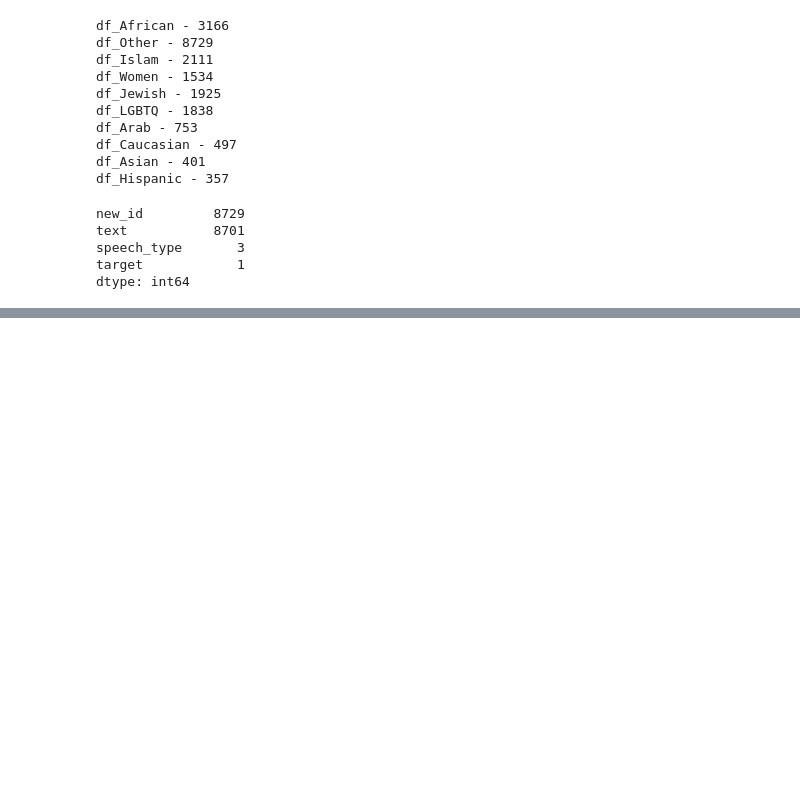
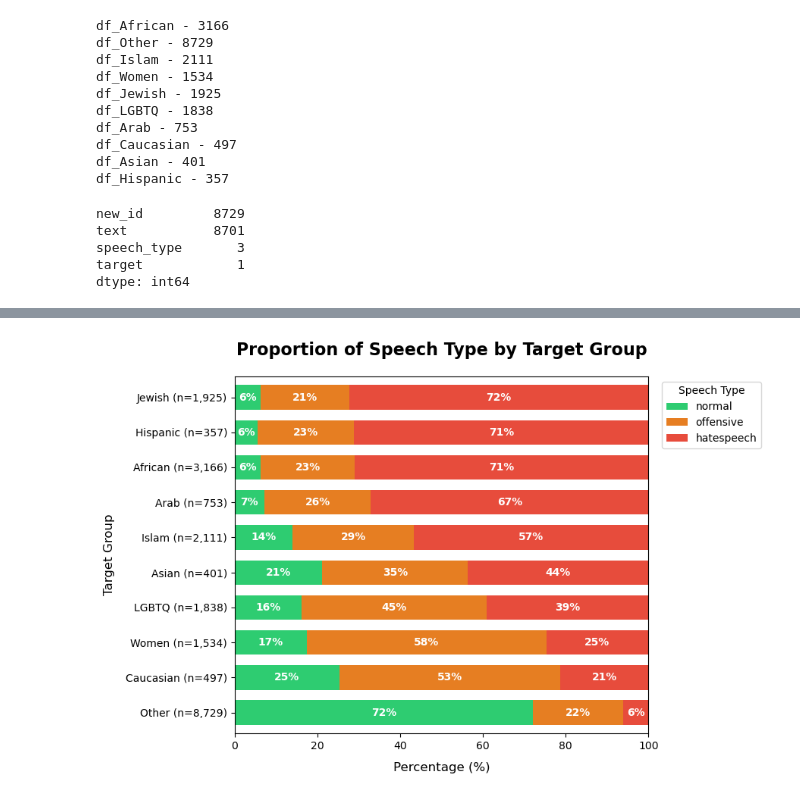
Before and after one commit to arielktran/HateSpeech, a Jupyter notebook: CSS206_project1_Ariel.ipynb, the cells around one changed output, grey strips where cells are left out. Drawn from its saved outputs; the diff is of its cells as text; code cells hidden in the pictures; blank space fills up the shorter version.

```diff
--- a/CSS206_project1_Ariel.ipynb
+++ b/CSS206_project1_Ariel.ipynb
@@ -708,0 +721,64 @@ for df, my_target in zip(list_df_target, list_target):
+# %%
+# gemini code
+
+df = df_toptargets
+
+# 3. Create cross-tabulation table of targets vs speech types
+ct = pd.crosstab(df['target'], df['speech_type'])
+
+# Reorder columns logically: normal -> offensive -> hatespeech
+speech_order = ['normal', 'offensive', 'hatespeech']
+ct = ct[speech_order]
+
+# 4. Dynamically calculate sample size (n) and append to the target labels
+totals = ct.sum(axis=1)
+ct.index = [f"{target} (n={totals[target]:,})" for target in ct.index]
+
+# 5. Normalize rows to equal 100%
+ct_pct = ct.div(ct.sum(axis=1), axis=0) * 100
+
+# 6. Sort the bars by the proportion of 'hatespeech'
+ct_pct = ct_pct.sort_values(by='hatespeech', ascending=False)
+
+# 7. Define colors (Green = Normal, Orange = Offensive, Red = Hatespeech)
+colors = ['#2ecc71', '#e67e22', '#e74c3c']
+
+# 8. Generate horizontal stacked bar plot
+ax = ct_pct.plot(kind='barh', stacked=True, color=colors, figsize=(9, 6), width=0.7)
+
+# === CRITICAL MODIFICATION: REVERSE THE Y-AXIS ===
+# This places the highest hate speech target group at the very top
+ax.invert_yaxis()
+
+# 9. Annotate each bar segment with whole percentage labels
+for p in ax.patches:
+    width = p.get_width()
+    height = p.get_height()
+    x, y = p.get_xy()
+
+    # Only label segments that are large enough (>2%) to prevent overlapping text
+    if width > 2:
+        ax.text(
+            x + width / 2,
+            y + height / 2,
+            f'{int(round(width))}%',
+            va='center',
+            ha='center',
+            color='white',
+            fontweight='bold',
+            fontsize=10
+        )
+
+# 10. Final formatting
+ax.set_title('Proportion of Speech Type by Target Group', fontsize=16, pad=20, fontweight='bold')
+ax.set_xlabel('Percentage (%)', fontsize=12, labelpad=10)
+ax.set_ylabel('Target Group', fontsize=12, labelpad=10)
+ax.set_xlim(0, 100)
+
+# Move legend outside the plot area
+ax.legend(title='Speech Type', bbox_to_anchor=(1.02, 1), loc='upper left', frameon=True)
+
+# 11. Adjust layout boundaries and save the figure
+plt.tight_layout()
+# %% [output]
+[figure, added]
```
Also changed, not shown: parts of 8 cells of this notebook, 1 other file.
